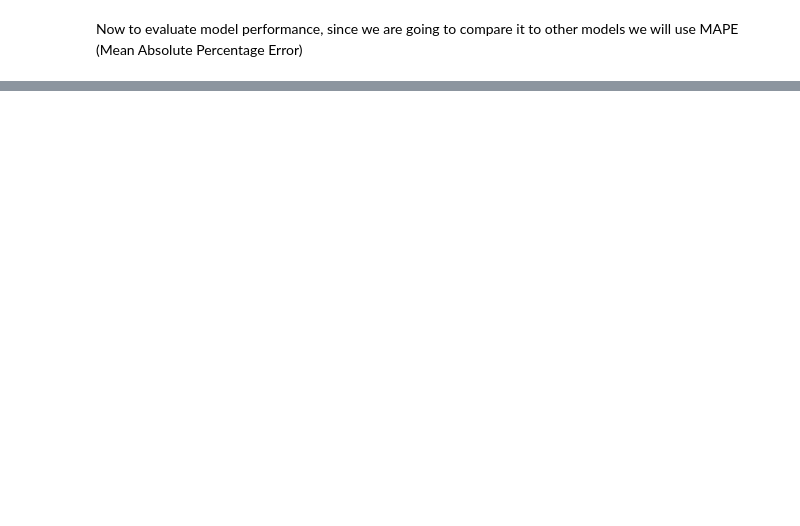
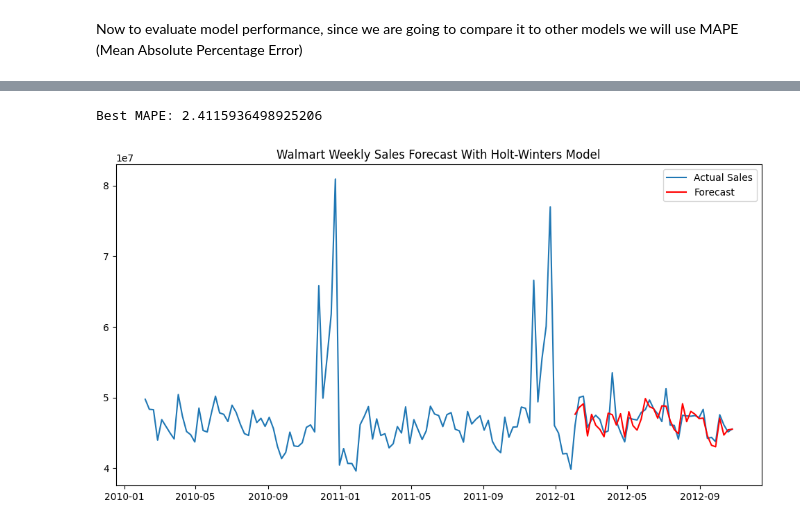
Before and after one commit to lieric90/walmart-sales-forecast, a Jupyter notebook: src/walmart_sales_forecast.ipynb, the cells around one changed output, grey strips where cells are left out. Saved outputs shown, nothing was run; the diff lists cells and outputs as text; code cells hidden in the pictures; blank space fills up the shorter version.

```diff
--- a/src/walmart_sales_forecast.ipynb
+++ b/src/walmart_sales_forecast.ipynb
@@ -155,0 +181,39 @@ sarima_mape
+# %%
+def optimize_parameters(training_data, test_data):
+    best_mape = float('inf')
+    best_params = None
+    best_forecast = None
+
+    for alpha in np.arange(0.1, 1, 0.1):
+        for beta in np.arange(0.1, 1, 0.1):
+            for gamma in np.arange(0.1, 1, 0.1):
+                model = ExponentialSmoothing(training_data,
+                                           trend='add',
+                                           seasonal='add',
+                                           seasonal_periods=52)
+                results = model.fit(smoothing_level=alpha,
+                                  smoothing_trend=beta,
+                                  smoothing_seasonal=gamma)
+                forecast = results.forecast(len(test_data))
+
+                mape = calculate_mape(test_data, forecast)
+
+                if mape < best_mape:
+                    best_mape = mape
+                    best_params = (alpha, beta, gamma)
+                    best_forecast = forecast
+    return best_params, best_mape, best_forecast
+
+best_params, best_mape, best_forecast = optimize_parameters(x_train, x_test)
+# %%
+print('Best MAPE:', best_mape)
+print('Best parameters:' , best_params)
+plt.figure(figsize=(12, 6))
+plt.plot(week_total['weekly_sales'], label='Actual Sales')
+plt.plot(best_forecast, label='Forecast', color='red')
+plt.legend()
+plt.title('Walmart Weekly Sales Forecast With Holt-Winters Model')
+plt.show()
+# %% [output]
+Best MAPE: 2.4115936498925206
+[figure, added]
```
Also changed, not shown: parts of 12 cells of this notebook.
